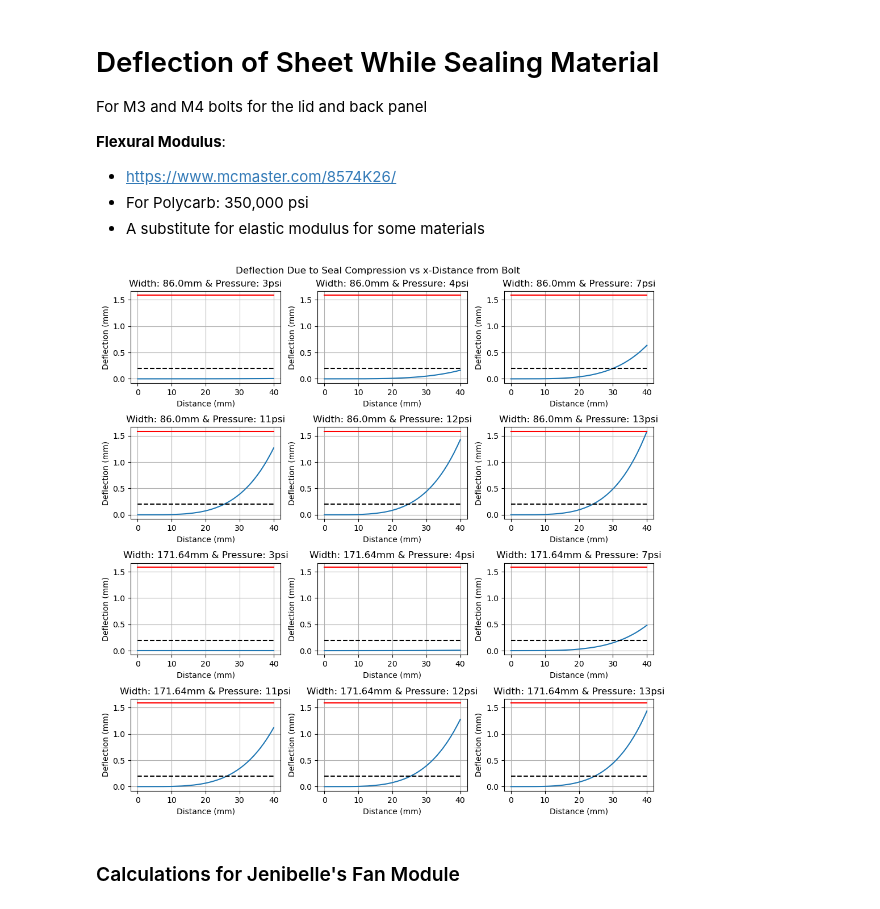
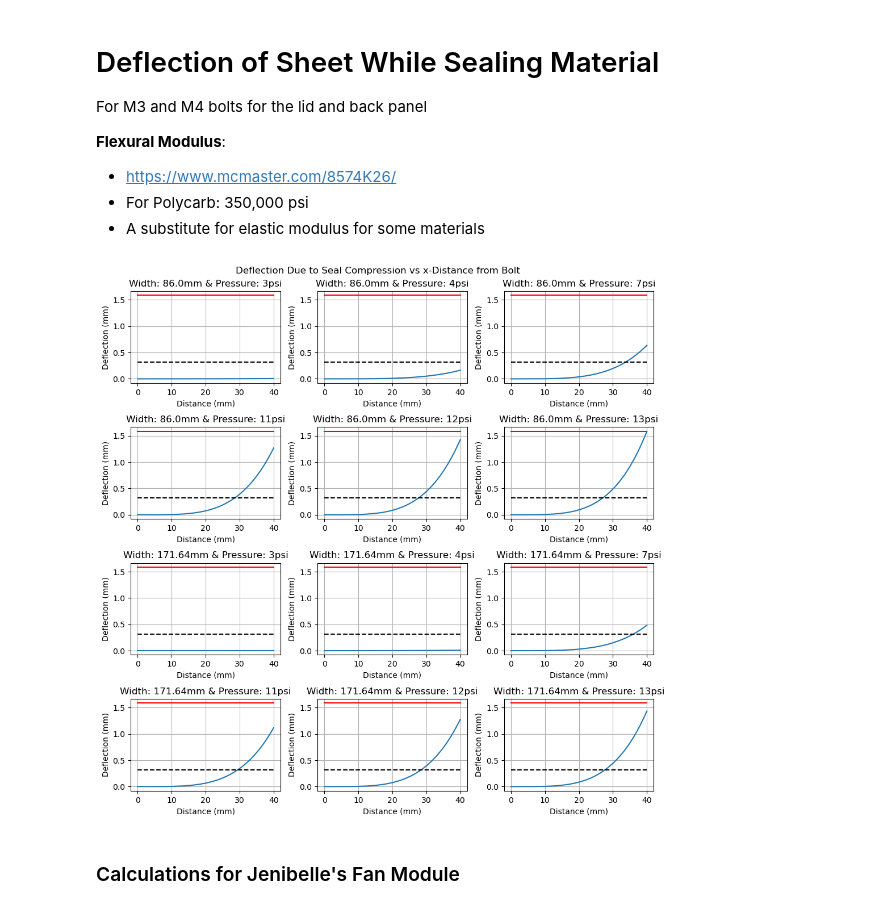
Before and after one commit to UBCFormulaElectric/LapSim, a Jupyter notebook: validation/SB Enclosure Design/sealing_and_deflection.ipynb, the cells around one changed output. Cells and saved outputs as stored; diff of their text form; code cells hidden in the pictures.

```diff
--- a/validation/SB Enclosure Design/sealing_and_deflection.ipynb
+++ b/validation/SB Enclosure Design/sealing_and_deflection.ipynb
@@ -56,7 +56,7 @@ row_counter = 0
 col_counter = 0
 
 # Other parameters
-acceptable_deflection = 0.2         # mm - what is the maximum acceptable deflection
+acceptable_deflection = 0.20 * seal_thickness         # mm - what is the maximum acceptable deflection
 
 ### CHOOSE PARAMETERS (basically just choose 0 or 1)
 for k in range(0, 2):   # for all k options
@@ -107,34 +107,34 @@ for k in range(0, 2):   # for all k options
                 y_sum = 0
             Deflection = np.append(Deflection, y_sum)                                   # mm - add to deflection vector
 
             # 3) New pressure based on deflection
             if y_sum > seal_thickness:
                 newPressure = 0
             else:
                 newPressure = P_MPa + seal_m * (Deflection[i] - comp_25)                        # N/mm2 - next pressure
             Pressure = np.append(Pressure, newPressure)
 
         # Plot result in desired subplot
         this_ax = ax[row_counter][col_counter]
         this_ax.plot(x, Deflection, label="Deflection")
         title = "Width: " + str(lid_w) + "mm & Pressure: " + str(pressure_psi[j]) + "psi"
         this_ax.set_title(title)
         this_ax.set_xlabel("Distance (mm)")
         this_ax.set_ylabel("Deflection (mm)")
         this_ax.plot(x, np.ones(num) * seal_thickness, 'r', label="Seal Thickness")
         this_ax.plot(x, np.ones(num) * acceptable_deflection, 'k--', label="Max Allowed Deflection")
         this_ax.grid(True)
         #this_ax.legend()
 
         if col_counter == 2:
             col_counter = 0
             row_counter = row_counter + 1
         else:
             col_counter = col_counter + 1
 
 plt.tight_layout(pad=1)
 # %% [output]
-[figure, old version]
+[figure, new version]
 # %% [markdown]
 ### Calculations for Jenibelle's Fan Module
 # %%
```
Also changed, not shown: parts of 2 cells of this notebook.
